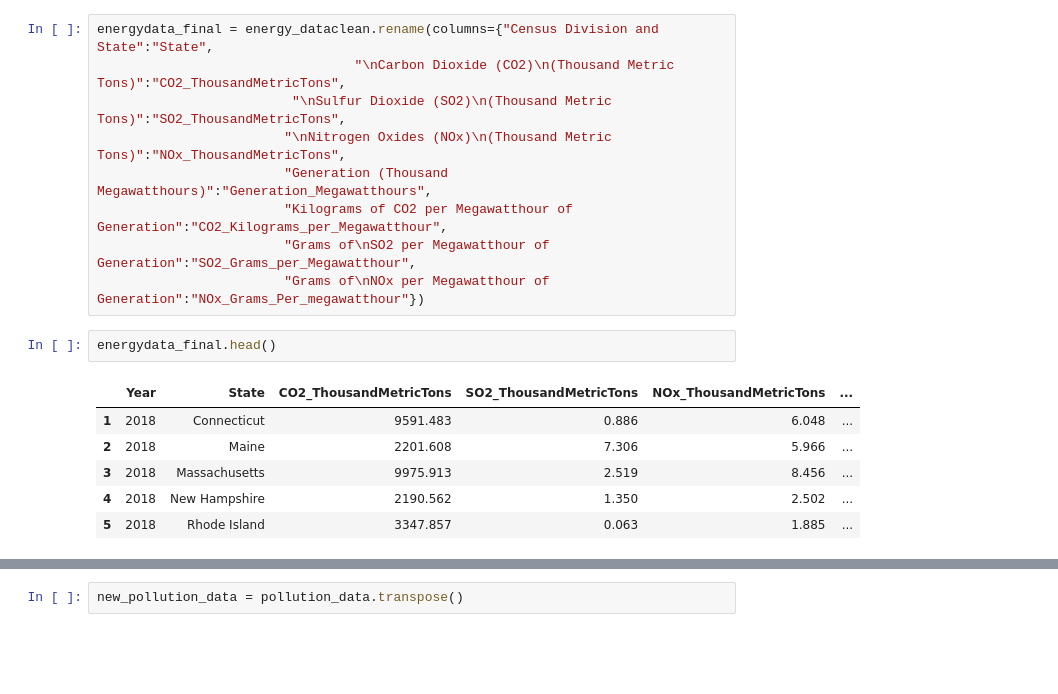
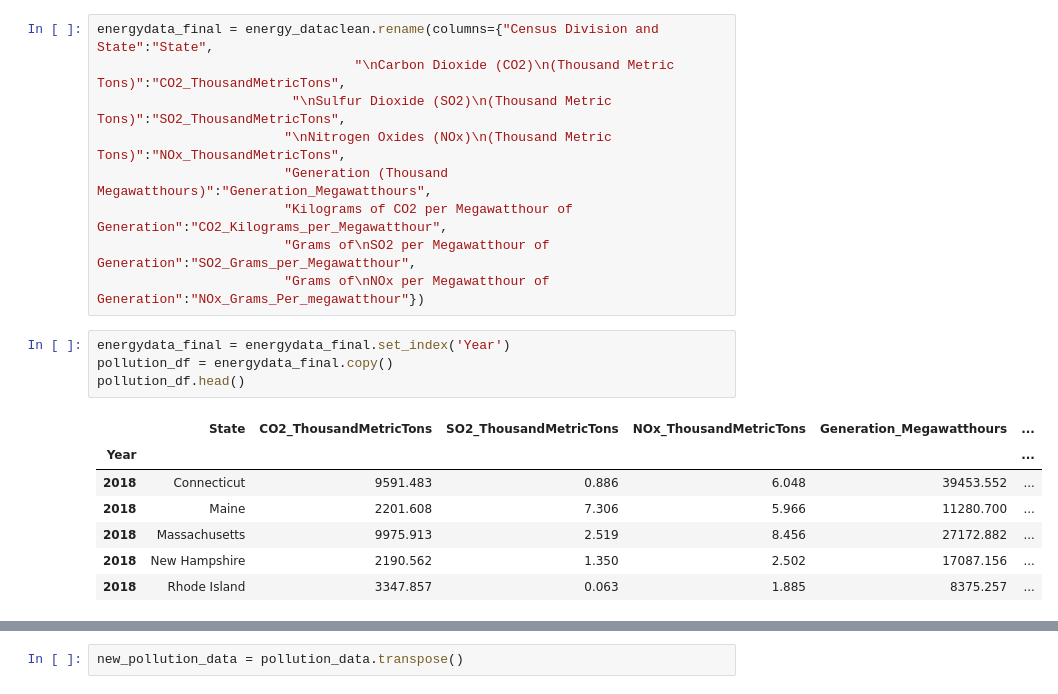
Before and after one commit to arerickson28/energy-pollution-ETL, a Jupyter notebook: energy-pollution-ETL.ipynb, the cells around one changed output, grey strips where cells are left out. Drawn from its saved outputs; the diff is of its cells as text; blank space fills up the shorter version.

```diff
--- a/energy-pollution-ETL.ipynb
+++ b/energy-pollution-ETL.ipynb
@@ -108,12 +114,15 @@ energydata_final = energy_dataclean.rename(columns={"Census Division and State":
                         "Kilograms of CO2 per Megawatthour of Generation":"CO2_Kilograms_per_Megawatthour",
                         "Grams of\nSO2 per Megawatthour of Generation":"SO2_Grams_per_Megawatthour",
                         "Grams of\nNOx per Megawatthour of Generation":"NOx_Grams_Per_megawatthour"})
-# %%
-energydata_final.head()
-# %% [output]
-|  | Year | State | CO2_ThousandMetricTons | SO2_ThousandMetricTons | NOx_ThousandMetricTons | ... |
-| 1 | 2018 | Connecticut | 9591.483 | 0.886 | 6.048 | ... |
-| 2 | 2018 | Maine | 2201.608 | 7.306 | 5.966 | ... |
-| 3 | 2018 | Massachusetts | 9975.913 | 2.519 | 8.456 | ... |
-| 4 | 2018 | New Hampshire | 2190.562 | 1.350 | 2.502 | ... |
-| 5 | 2018 | Rhode Island | 3347.857 | 0.063 | 1.885 | ... |
+# %%
+energydata_final = energydata_final.set_index('Year')
+pollution_df = energydata_final.copy()
+pollution_df.head()
+# %% [output]
+|  | State | CO2_ThousandMetricTons | SO2_ThousandMetricTons | NOx_ThousandMetricTons | Generation_Megawatthours | ... |
+| Year |  |  |  |  |  | ... |
+| 2018 | Connecticut | 9591.483 | 0.886 | 6.048 | 39453.552 | ... |
+| 2018 | Maine | 2201.608 | 7.306 | 5.966 | 11280.700 | ... |
+| 2018 | Massachusetts | 9975.913 | 2.519 | 8.456 | 27172.882 | ... |
+| 2018 | New Hampshire | 2190.562 | 1.350 | 2.502 | 17087.156 | ... |
+| 2018 | Rhode Island | 3347.857 | 0.063 | 1.885 | 8375.257 | ... |
```
Also changed, not shown: parts of 18 cells of this notebook, 3 other files.
